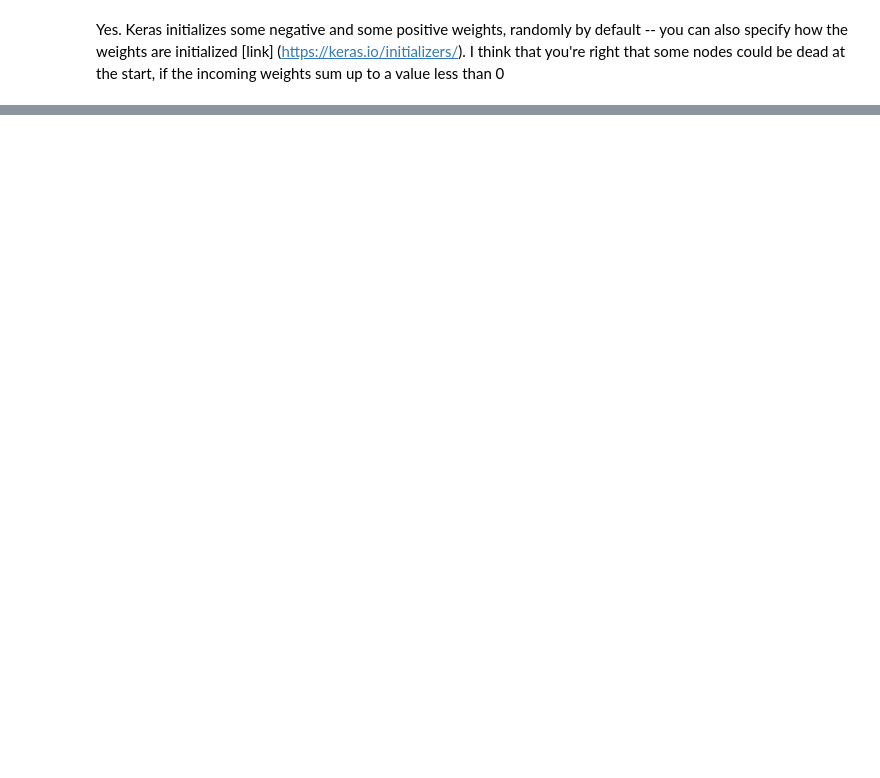
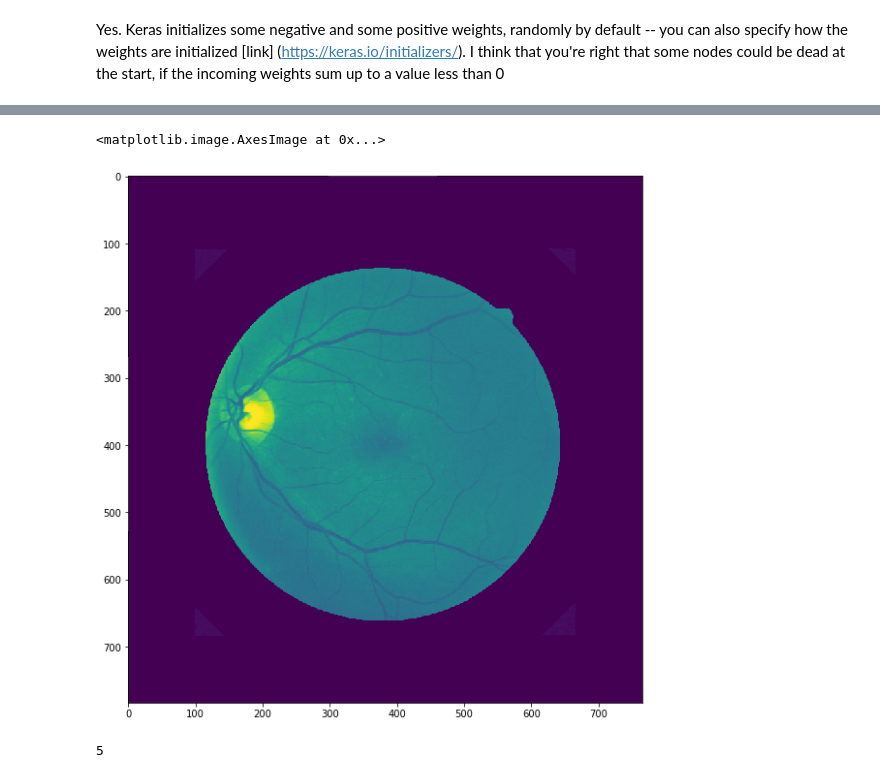
Before and after one commit to callinSwitzer/GarbageCollector, a Jupyter notebook: StackOverflowQuestions.ipynb, the cells around one changed output, grey strips where cells are left out. Drawn from its saved outputs; the diff is of its cells as text; code cells hidden in the pictures; blank space fills up the shorter version.

```diff
--- a/StackOverflowQuestions.ipynb
+++ b/StackOverflowQuestions.ipynb
@@ -899,0 +819,7 @@ True
+# %%
+g2 = grayscale.copy()
+
+for ii in zip(x,y):
+    grayscale[ii[0], ii[1]] = (np.sum(grayscale[(ii[0]-1):(ii[0] + 2), (ii[1]-1):(ii[1] + 2)]*
+                                                                 dilated[(ii[0]-1):(ii[0] + 2), (ii[1]-1):(ii[1] + 2)]) /
+                                                           np.sum(dilated[(ii[0]-1):(ii[0] + 2), (ii[1]-1):(ii[1] + 2)]))
@@ -899,0 +935,10 @@ True
+# %%
+plt.figure(figsize=[10,10])
+plt.imshow(a[:,:, 1])
+# %% [output]
+<matplotlib.image.AxesImage at 0x...>
+[figure, added]
+# %%
+np.sum(binary_global[(ii[0]-1):(ii[0] + 2), (ii[1]-1):(ii[1] + 2)])
+# %% [output]
+5
```
Also changed, not shown: parts of 57 cells of this notebook, 1 other file.
